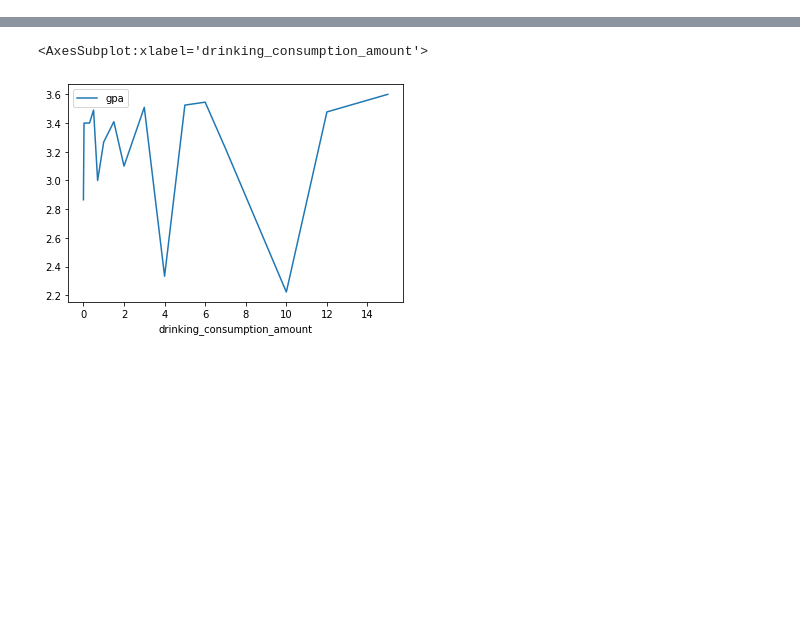
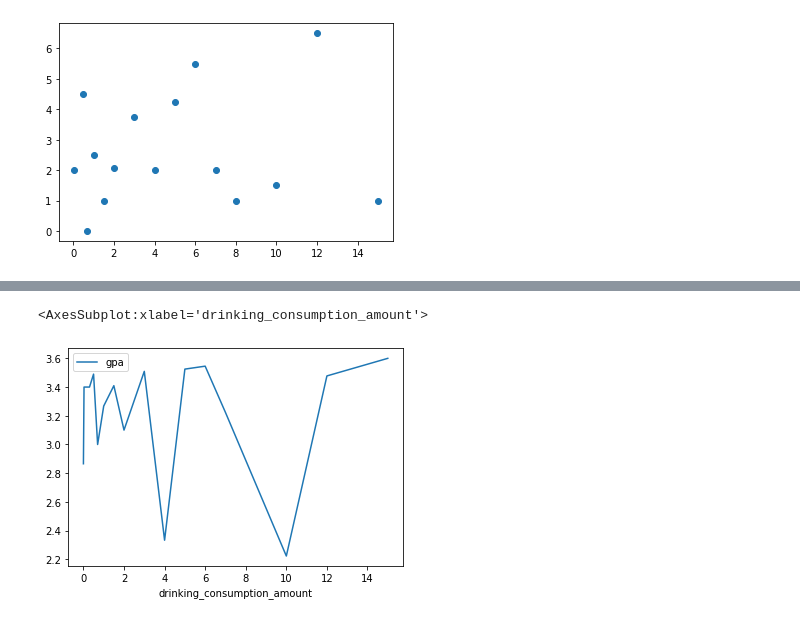
Before and after one commit to nicktanryo/gecc-fyp, a Jupyter notebook: analysis.ipynb, the cells around one changed output, grey strips where cells are left out. Saved outputs shown, nothing was run; the diff lists cells and outputs as text; code cells hidden in the pictures; blank space fills up the shorter version.

```diff
--- a/analysis.ipynb
+++ b/analysis.ipynb
@@ -62,0 +215,5 @@ df.head()
+# %%
+plt.scatter(df_drink_amount_average["drinking_consumption_amount"], df_drink_amount_average["academic_achievements"])
+plt.show()
+# %% [output]
+[figure, added]
```
Also changed, not shown: parts of 29 cells of this notebook, 2 other files.
